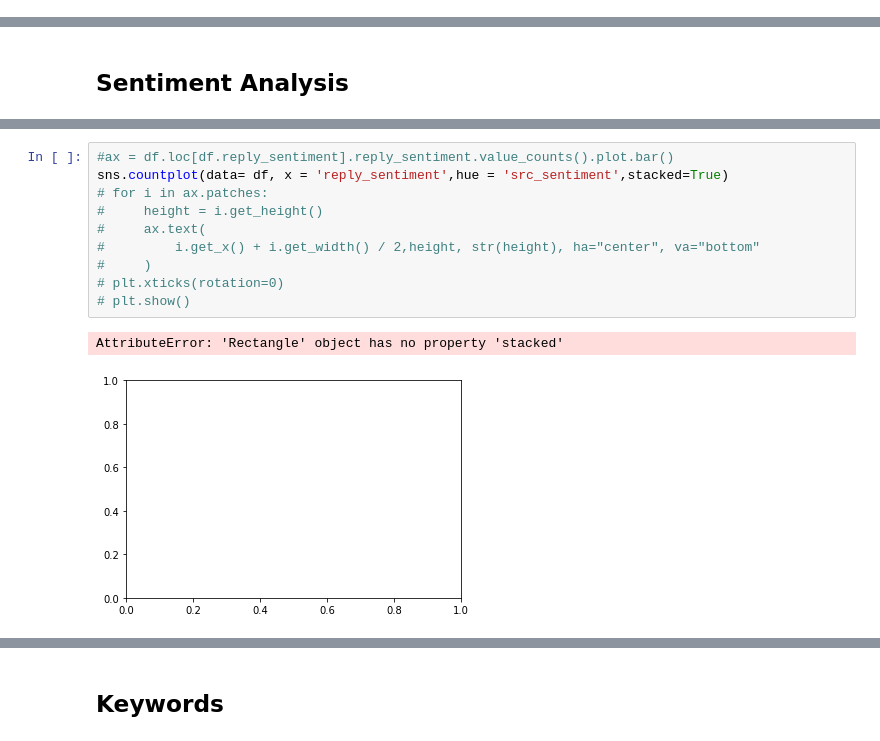
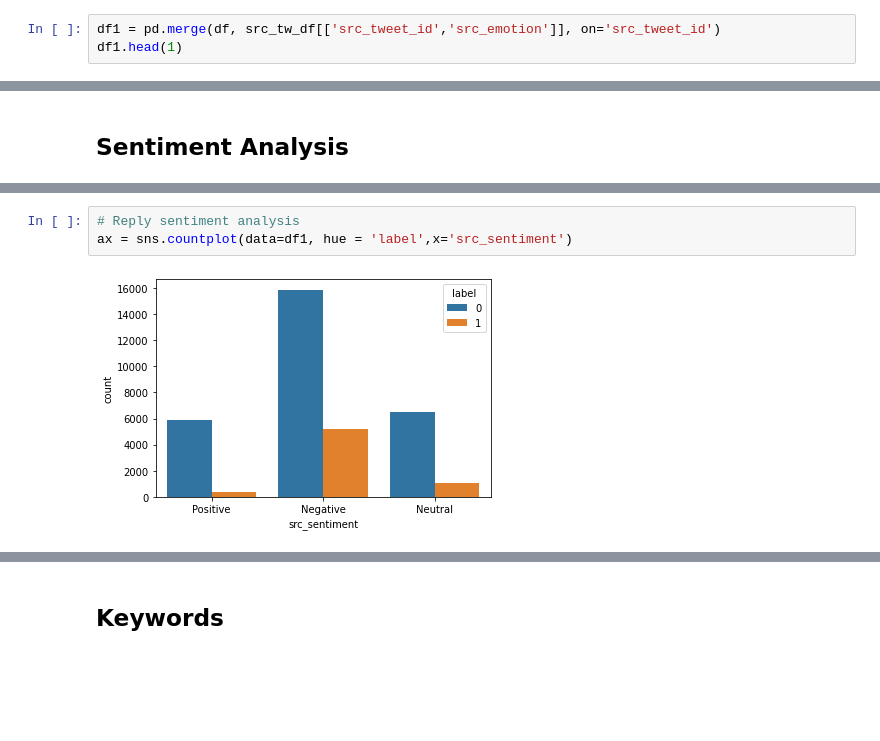
Before and after one commit to yuchen74/BeforeThesis, a Jupyter notebook: charliehebdo/4 Visulization.ipynb, the cells around one changed output, grey strips where cells are left out. Drawn from its saved outputs; the diff is of its cells as text; blank space fills up the shorter version.

Commit message:
data change

```diff
--- a/charliehebdo/4 Visulization.ipynb
+++ b/charliehebdo/4 Visulization.ipynb
@@ -73,3 +77,6 @@ df.loc[df.cleaned_reply_tw.isnull(),['reply_tweet','cleaned_reply_tw','reply_sen
 - Delete those meaningless responses.
 # %%
 df.dropna(inplace = True)
+# %%
+df1 = pd.merge(df, src_tw_df[['src_tweet_id','src_emotion']], on='src_tweet_id')
+df1.head(1)
@@ -91,13 +119,5 @@ plt.show()
-# %%
-#ax = df.loc[df.reply_sentiment].reply_sentiment.value_counts().plot.bar()
-sns.countplot(data= df, x = 'reply_sentiment',hue = 'src_sentiment',stacked=True)
-# for i in ax.patches:
-#     height = i.get_height()
-#     ax.text(
-#         i.get_x() + i.get_width() / 2,height, str(height), ha="center", va="bottom"
-#     )
-# plt.xticks(rotation=0)
-# plt.show()
-# %% [output]
-AttributeError: 'Rectangle' object has no property 'stacked'
-[figure, removed]
+# %%
+# Reply sentiment analysis
+ax = sns.countplot(data=df1, hue = 'label',x='src_sentiment')
+# %% [output]
+[figure, added]
```
Also changed, not shown: parts of 16 cells of this notebook, 11 other files.
